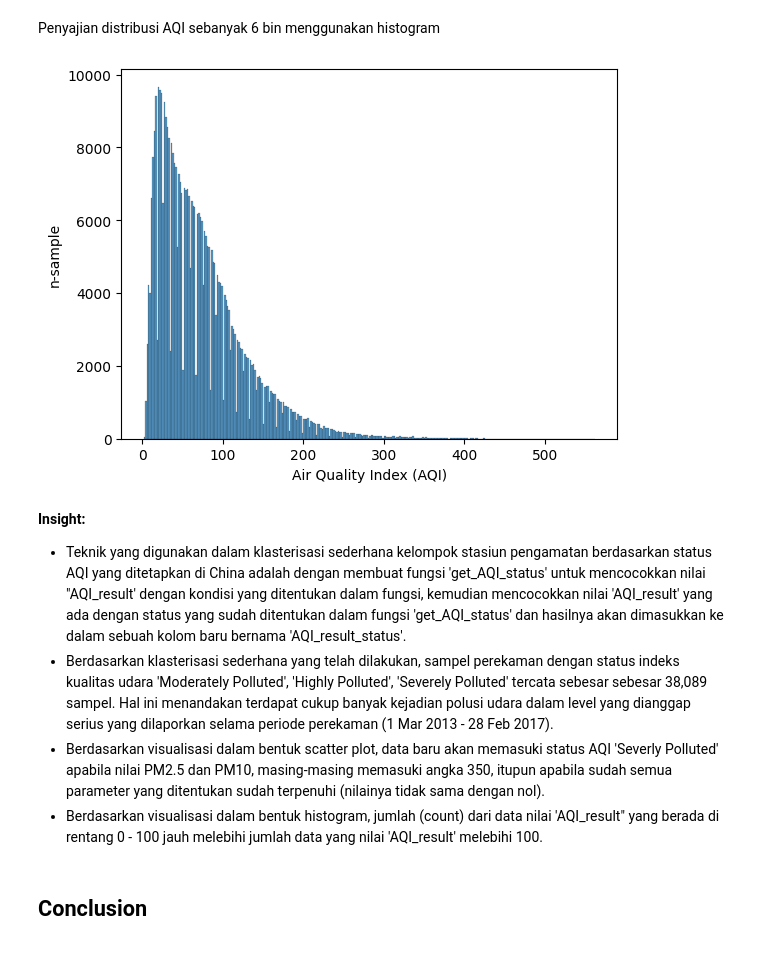
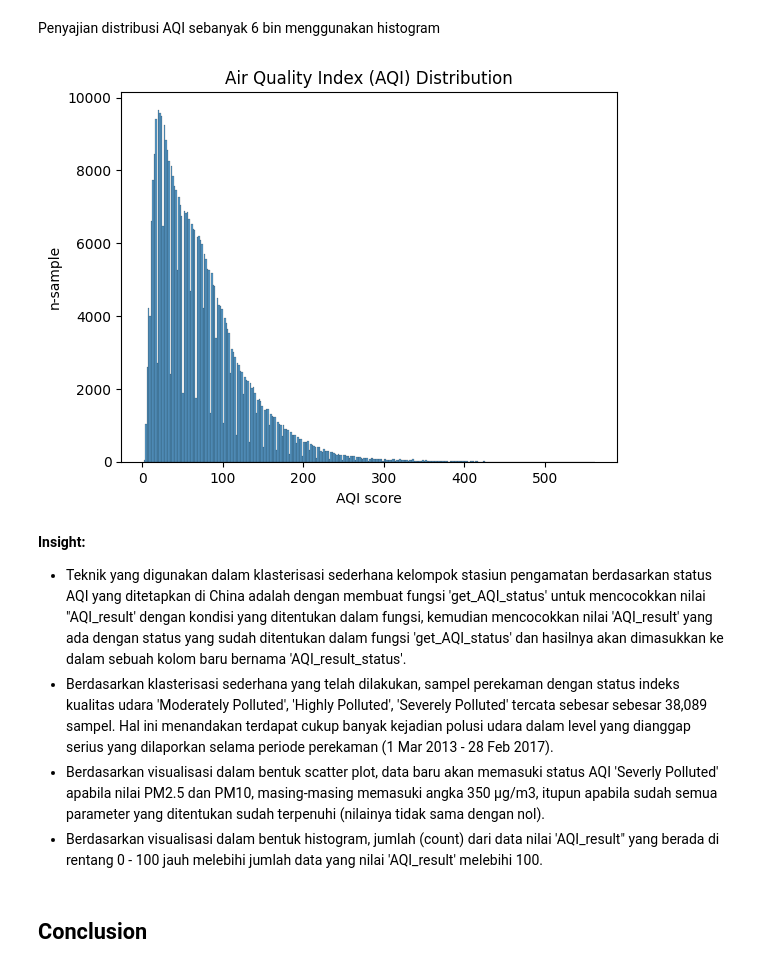
Before and after one commit to DcMurphys/data_analysis_AirQuality_submission, a Jupyter notebook: notebook.ipynb, the cells around one changed output. Drawn from its saved outputs; the diff is of its cells as text; code cells hidden in the pictures.

```diff
--- a/notebook.ipynb
+++ b/notebook.ipynb
@@ -810,16 +812,17 @@ sns.scatterplot(data=all_stations_df_clean,x='PM10',y='AQI_result',hue='AQI_stat
 Penyajian distribusi AQI sebanyak 6 bin menggunakan histogram
 # %%
 sns.histplot(data=all_stations_df_clean, x='AQI_result')
-plt.xlabel('Air Quality Index (AQI)')
+plt.title("Air Quality Index (AQI) Distribution")
+plt.xlabel('AQI score')
 plt.ylabel('n-sample')
 plt.show()
 # %% [output]
-[figure, old version]
+[figure, new version]
 # %% [markdown]
 **Insight:**
 - Teknik yang digunakan dalam klasterisasi sederhana kelompok stasiun pengamatan berdasarkan status AQI yang ditetapkan di China adalah dengan membuat fungsi 'get_AQI_status' untuk mencocokkan nilai "AQI_result' dengan kondisi yang ditentukan dalam fungsi, kemudian mencocokkan nilai 'AQI_result' yang ada dengan status yang sudah ditentukan dalam fungsi 'get_AQI_status' dan hasilnya akan dimasukkan ke dalam sebuah kolom baru bernama 'AQI_result_status'.
 - Berdasarkan klasterisasi sederhana yang telah dilakukan, sampel perekaman dengan status indeks kualitas udara 'Moderately Polluted', 'Highly Polluted', 'Severely Polluted' tercata sebesar sebesar 38,089 sampel. Hal ini menandakan terdapat cukup banyak kejadian polusi udara dalam level yang dianggap serius yang dilaporkan selama periode perekaman (1 Mar 2013 - 28 Feb 2017).
-- Berdasarkan visualisasi dalam bentuk scatter plot, data baru akan memasuki status AQI 'Severly Polluted' apabila nilai PM2.5 dan PM10, masing-masing memasuki angka 350, itupun apabila sudah semua parameter yang ditentukan sudah terpenuhi (nilainya tidak sama dengan nol).
+- Berdasarkan visualisasi dalam bentuk scatter plot, data baru akan memasuki status AQI 'Severly Polluted' apabila nilai PM2.5 dan PM10, masing-masing memasuki angka 350 µg/m3, itupun apabila sudah semua parameter yang ditentukan sudah terpenuhi (nilainya tidak sama dengan nol).
 - Berdasarkan visualisasi dalam bentuk histogram, jumlah (count) dari data nilai 'AQI_result" yang berada di rentang 0 - 100 jauh melebihi jumlah data yang nilai 'AQI_result' melebihi 100.
 # %% [markdown]
 ## Conclusion
```
Also changed, not shown: parts of 15 cells of this notebook.
